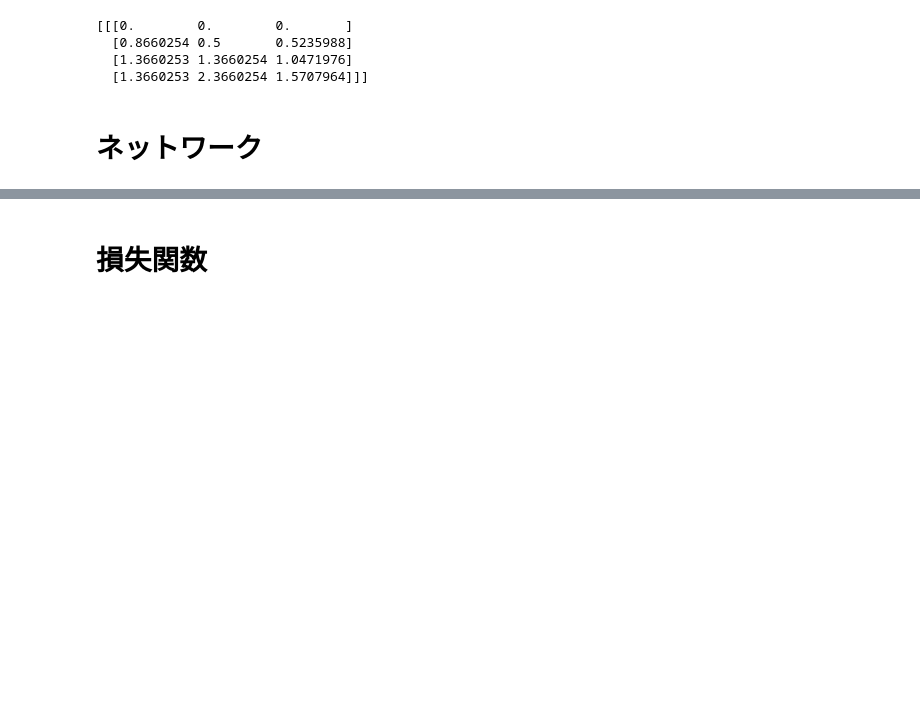
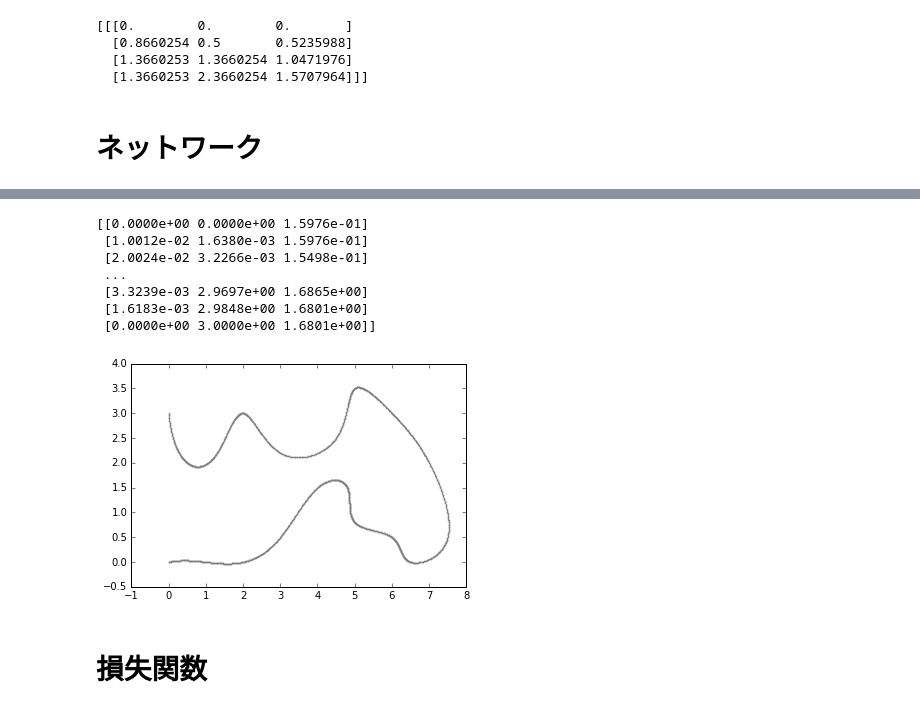
Before and after one commit to yotaseki/ParameterLearning, a Jupyter notebook: MovingCar.ipynb, the cells around one changed output, grey strips where cells are left out. Drawn from its saved outputs; the diff is of its cells as text; code cells hidden in the pictures; blank space fills up the shorter version.

```diff
--- a/MovingCar.ipynb
+++ b/MovingCar.ipynb
@@ -270,0 +133,15 @@ DATA_SHAPE(1000, 8, 2)
+# %%
+def make_path_csv(f,plot=0):
+    x = np.linspace(0,1)
+    y = f(x)
+    path = np.concatenate((y,x))
+    if(plot):
+        plt.scatter(path[:,0],path[:,1],c="gray",edgecolor="gray",s=1,marker=".")
+    return x
+
+def read_path_csv(filename,plot=0):
+    df = pd.read_csv(filename, header=None)
+    path = np.array(df.values,dtype=np.float32)
+    if(plot):
+        plt.scatter(path[:,0],path[:,1],c="gray",edgecolor="gray",s=1,marker=".")
+    return path
@@ -271,3 +150,15 @@ DATA_SHAPE(1000, 8, 2)
+# %%
+path = read_path_csv('path.csv',plot=1)
+print path
+# %% [output]
+[[0.0000e+00 0.0000e+00 1.5976e-01]
+ [1.0012e-02 1.6380e-03 1.5976e-01]
+ [2.0024e-02 3.2266e-03 1.5498e-01]
+ ...
+ [3.3239e-03 2.9697e+00 1.6865e+00]
+ [1.6183e-03 2.9848e+00 1.6801e+00]
+ [0.0000e+00 3.0000e+00 1.6801e+00]]
+[figure, added]
 # %% [markdown]
 # 損失関数
 # %%
```
Also changed, not shown: parts of 13 cells of this notebook.
